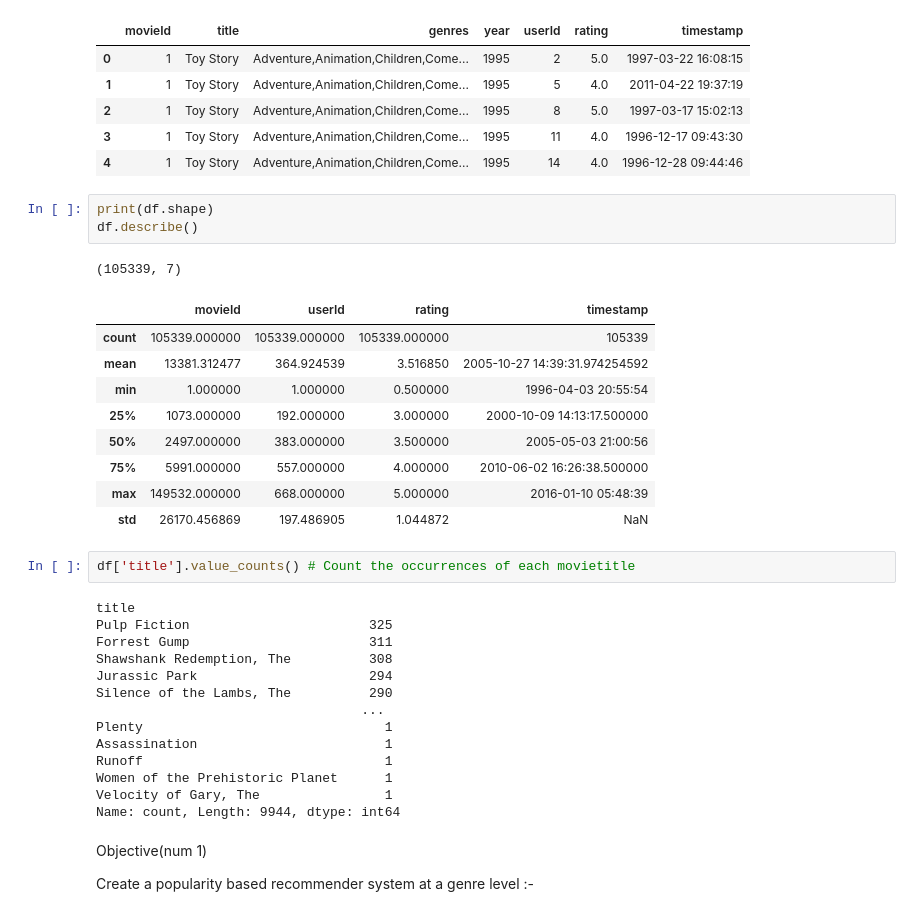
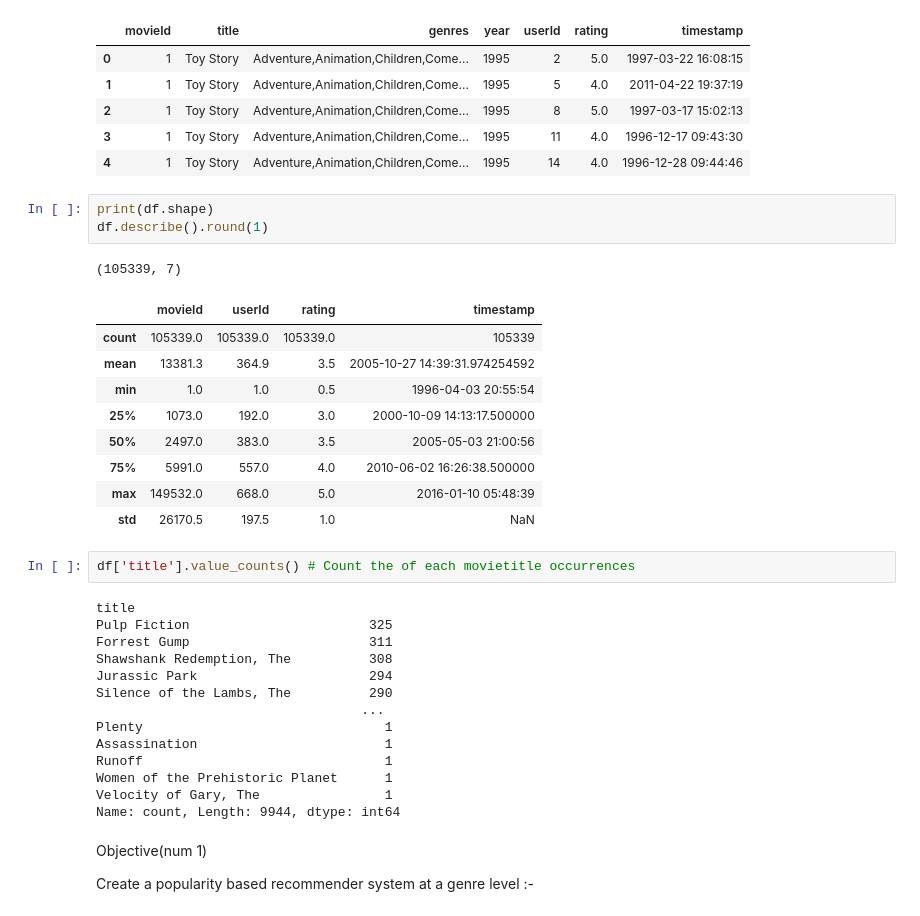
Before and after one commit to Naman-1274/Movie_recommendation_system-Edureka, a Jupyter notebook: Main.ipynb, the cells around one changed output. Drawn from its saved outputs; the diff is of its cells as text.

```diff
--- a/Main.ipynb
+++ b/Main.ipynb
@@ -142,20 +147,20 @@ df.head()
 | 4 | 1 | Toy Story | Adventure,Animation,Children,Come... | 1995 | 14 | 4.0 | 1996-12-28 09:44:46 |
 # %%
 print(df.shape)
-df.describe()
+df.describe().round(1)
 # %% [output]
 (105339, 7)
 |  | movieId | userId | rating | timestamp |
-| count | 105339.000000 | 105339.000000 | 105339.000000 | 105339 |
-| mean | 13381.312477 | 364.924539 | 3.516850 | 2005-10-27 14:39:31.974254592 |
-| min | 1.000000 | 1.000000 | 0.500000 | 1996-04-03 20:55:54 |
-| 25% | 1073.000000 | 192.000000 | 3.000000 | 2000-10-09 14:13:17.500000 |
-| 50% | 2497.000000 | 383.000000 | 3.500000 | 2005-05-03 21:00:56 |
-| 75% | 5991.000000 | 557.000000 | 4.000000 | 2010-06-02 16:26:38.500000 |
-| max | 149532.000000 | 668.000000 | 5.000000 | 2016-01-10 05:48:39 |
-| std | 26170.456869 | 197.486905 | 1.044872 | NaN |
+| count | 105339.0 | 105339.0 | 105339.0 | 105339 |
+| mean | 13381.3 | 364.9 | 3.5 | 2005-10-27 14:39:31.974254592 |
+| min | 1.0 | 1.0 | 0.5 | 1996-04-03 20:55:54 |
+| 25% | 1073.0 | 192.0 | 3.0 | 2000-10-09 14:13:17.500000 |
+| 50% | 2497.0 | 383.0 | 3.5 | 2005-05-03 21:00:56 |
+| 75% | 5991.0 | 557.0 | 4.0 | 2010-06-02 16:26:38.500000 |
+| max | 149532.0 | 668.0 | 5.0 | 2016-01-10 05:48:39 |
+| std | 26170.5 | 197.5 | 1.0 | NaN |
 # %%
-df['title'].value_counts() # Count the occurrences of each movietitle
+df['title'].value_counts() # Count the of each movietitle occurrences
 # %% [output]
 title
 Pulp Fiction                       325
```
Also changed, not shown: parts of 15 cells of this notebook, 3 other files.
